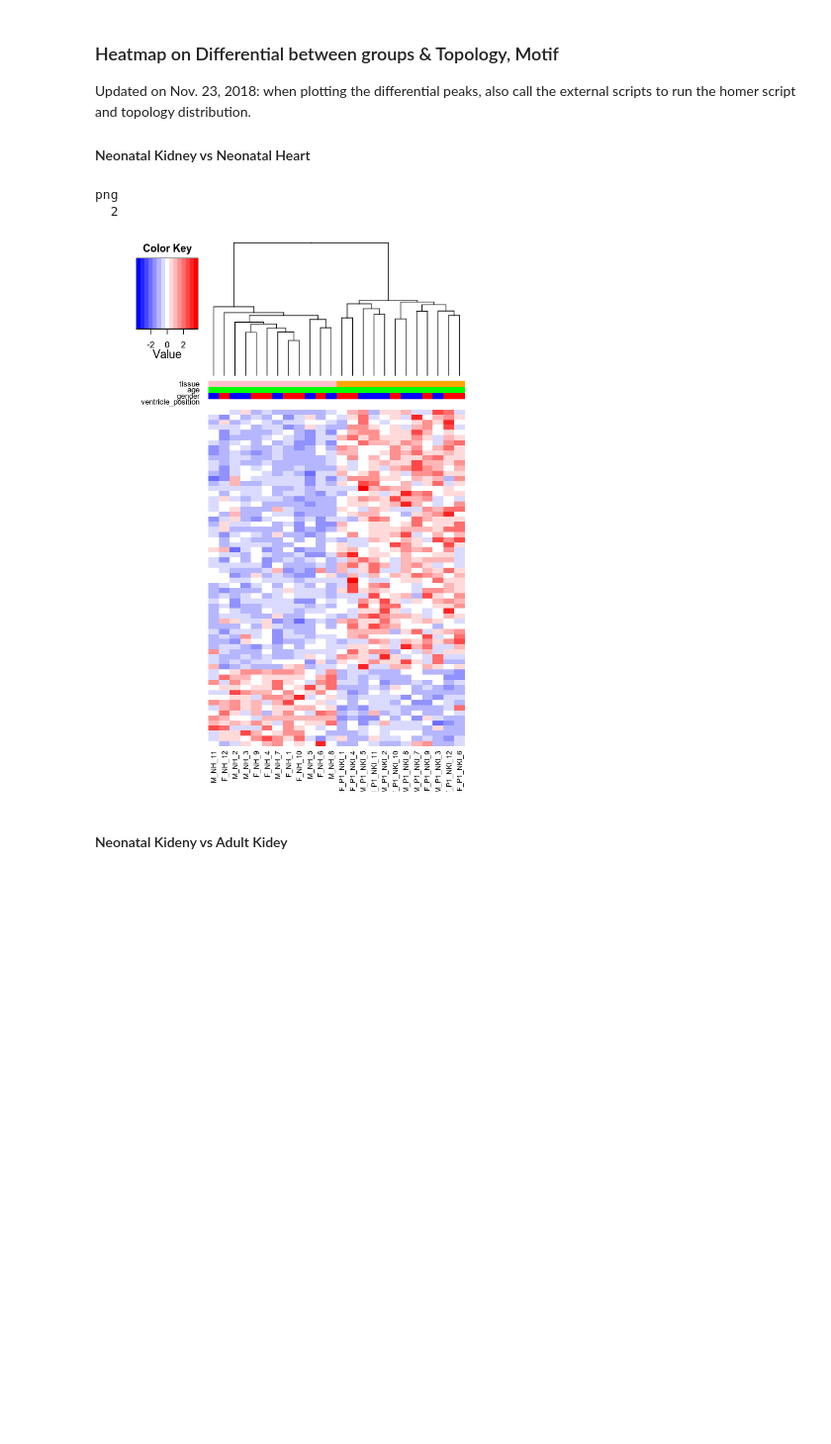
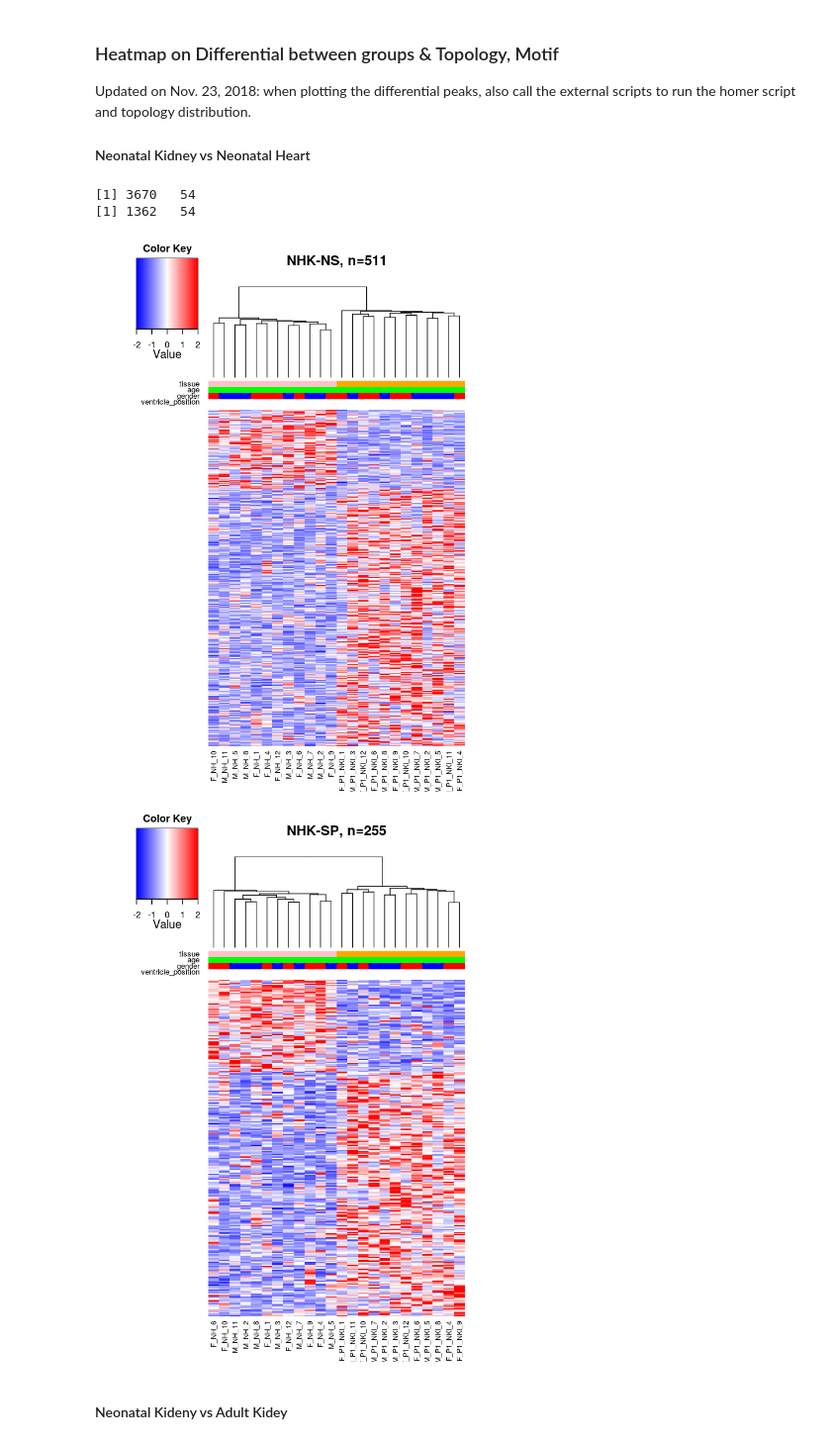
Before and after one commit to zj-zhang/m6A_lowinput_mouse_notebook, a Jupyter notebook: 20181008-m6A-2/m6A_Analysis.Part_2.ipynb, the cells around one changed output. Shown at 99% size. Cells and saved outputs as stored; diff of their text form; code cells hidden in the pictures; blank space fills up the shorter version.

```diff
--- a/20181008-m6A-2/m6A_Analysis.Part_2.ipynb
+++ b/20181008-m6A-2/m6A_Analysis.Part_2.ipynb
@@ -276,26 +402,32 @@ write_BED_peaks = function(peaks, fn)
 # %%
-#################################
-## neonatal kidney vs ventricle
+## Utils functions
 
-idx1 = c(21:32, 33:44)
-y1 = y[which(diff_group == 'blue'), idx1]
-y1 = t(scale(t(y1)))
-hc1 = hclust(as.dist(1-cor(y1, method="pearson")), method="average")
-hr1 = hclust(as.dist(1-cor(t(y1), method="spearman")), method="average")
-clab1 = clab[idx1,]
-heatmap.3(y1, Rowv = as.dendrogram(hr1), Colv = as.dendrogram(hc1), dendrogram = "col",
+write_BED_peaks = function(peaks, fn)
+{
+    write.table( gsub("\\.[1234567890]+", "", gsub(":", "\t", peaks)), file=fn, quote=F, row.names=F, col.names=F)
+}
+
+subset_heatmap = function(y, clab, subset_idx, diff_group_idx, main='', fn=NULL)
+{
+    print(dim(y))
+    y_sub = y[diff_group_idx, subset_idx]
+    y_sub = t(scale(t(y_sub)))
+    hc1 = hclust(as.dist(1-cor(y_sub, method="pearson")), method="average")
+    hr1 = hclust(as.dist(1-cor(t(y_sub), method="spearman")), method="average")
+    clab1 = clab[subset_idx,]
+    heatmap.3(y_sub, Rowv = as.dendrogram(hr1), Colv = as.dendrogram(hc1), dendrogram = "col",
           col = palette,
-          labRow=F, #breaks=breaks,
-          ColSideColors = clab1, key = TRUE)
-if(SAVE_FIG) {
-    pdf('PeakIntensity_Diff-neonatal_K_V.pdf')
-    heatmap.3(y1, Rowv = as.dendrogram(hr1), Colv = as.dendrogram(hc1), dendrogram = "col",
+          labRow=F, breaks=breaks,
+          ColSideColors = clab1, key = TRUE,
+          main=main)
+    if(SAVE_FIG && !is.null(fn)) {
+        pdf(fn)
+        heatmap.3(y_sub, Rowv = as.dendrogram(hr1), Colv = as.dendrogram(hc1), dendrogram = "col",
               col = palette,
-              labRow=F, #breaks=breaks,
-              ColSideColors = clab1, key = TRUE)
-    dev.off()
+              labRow=F, breaks=breaks,
+              ColSideColors = clab1, key = TRUE,
+              main=main)
+        dev.off()
+    }
+    return(y_sub)
 }
-# %% [output]
-png
-  2
-[figure, removed]
@@ -304,0 +434,24 @@ system( "bash run.sh NHK.bed _data/DiffPeaks/NHK/" )
+# %%
+#################################
+## neonatal kidney vs ventricle
+idx1 = c(21:32, 33:44)
+y1 = subset_heatmap(
+    y,
+    clab,
+    idx1,
+    which(diff_group=='blue'),
+    paste0('NHK-NS, n=', sum(diff_group=='blue')),
+    '_data/PeakIntensity_Diff-NHK.pdf')
+
+y1_ = subset_heatmap(
+    y_,
+    clab_,
+    idx1,
+    which(diff_group_=='blue'),
+    paste0('NHK-SP, n=', sum(diff_group_=='blue')),
+    '_data/PeakIntensity_Diff-NHK-tissue_specific.pdf')
+# %% [output]
+[1] 3670   54
+[1] 1362   54
+[figure, added]
+[figure, added]
```
Also changed, not shown: parts of 22 cells of this notebook, 13 other files.
